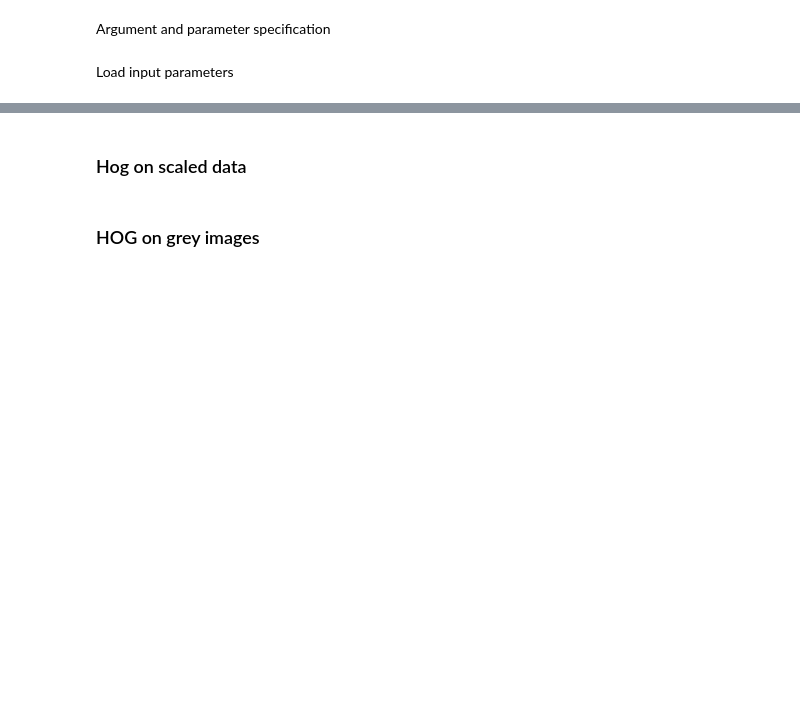
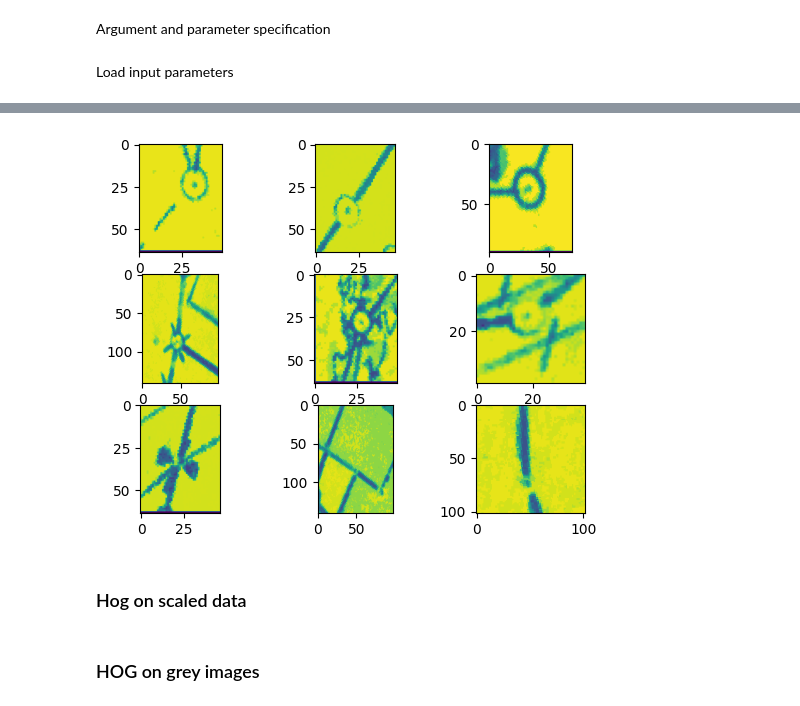
Before and after one commit to swiss-territorial-data-lab/proj-borderpoints, a Jupyter notebook: scripts/symbol_recognition/hog.ipynb, the cells around one changed output, grey strips where cells are left out. Cells and saved outputs as stored; diff of their text form; code cells hidden in the pictures; blank space fills up the shorter version.

```diff
--- a/scripts/symbol_recognition/hog.ipynb
+++ b/scripts/symbol_recognition/hog.ipynb
@@ -35,6 +38,18 @@ def im_list_to_hog(im_list, channel_axis=None):
         hog_features[name] = fd
 
     return hog_images, hog_features
+# %%
+def print_images(image_dict, v_max):
+    f, axarr = plt.subplots(3,3)
+    axarr[0,0].imshow(image_dict['0_2570184_1148461.tif'], vmin=0, vmax=v_max)
+    axarr[0,1].imshow(image_dict['4_2569842_1149296.tif'], vmin=0, vmax=v_max)
+    axarr[0,2].imshow(image_dict['1_2571614_1152259.tif'], vmin=0, vmax=v_max)
+    axarr[1,0].imshow(image_dict['5_2569300_1148156.tif'], vmin=0, vmax=v_max)
+    axarr[1,1].imshow(image_dict['0_2570190_1148491.tif'], vmin=0, vmax=v_max)
+    axarr[1,2].imshow(image_dict['10_2580845_1165703.tif'], vmin=0, vmax=v_max)
+    axarr[2,0].imshow(image_dict['4_2569483_1149035.tif'], vmin=0, vmax=v_max)
+    axarr[2,1].imshow(image_dict['5_2569281_1148151.tif'], vmin=0, vmax=v_max)
+    axarr[2,2].imshow(image_dict['6_2567727_1147671.tif'], vmin=0, vmax=v_max)
 # %% [markdown]
 ## Processing
 # %% [markdown]
@@ -90,3 +96,9 @@ axarr[2,2].imshow(image_dict['6_2567727_1147671.tif'], vmin=0, vmax=vmax)
+# %%
+image_dict = data_gray
+vmax = 1
+print_images(image_dict, vmax)
+# %% [output]
+[figure, added]
 # %%
 data_ratio = {key: np.divide(i[:,:, 2], i[:,:, 0], out=i[:,:, 2].astype(np.float64), where=i[:,:, 0]!=0) for key, i in image_data.items()}
 # %%
```
Also changed, not shown: parts of 48 cells of this notebook, 3 other files.
